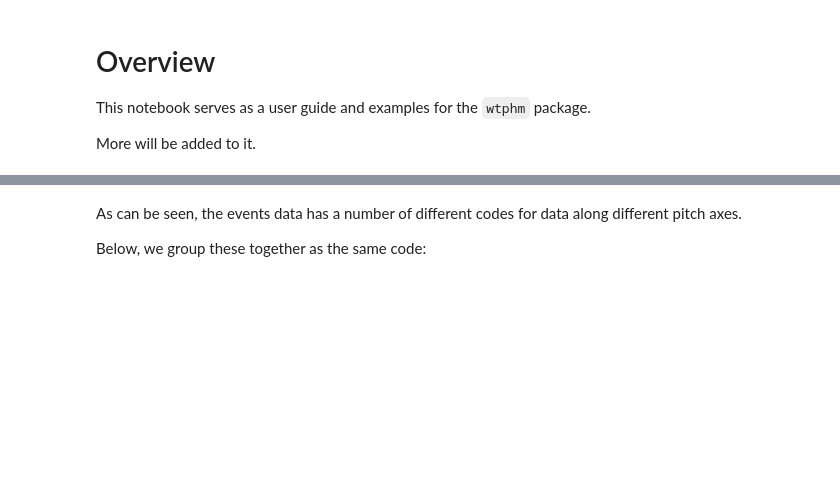
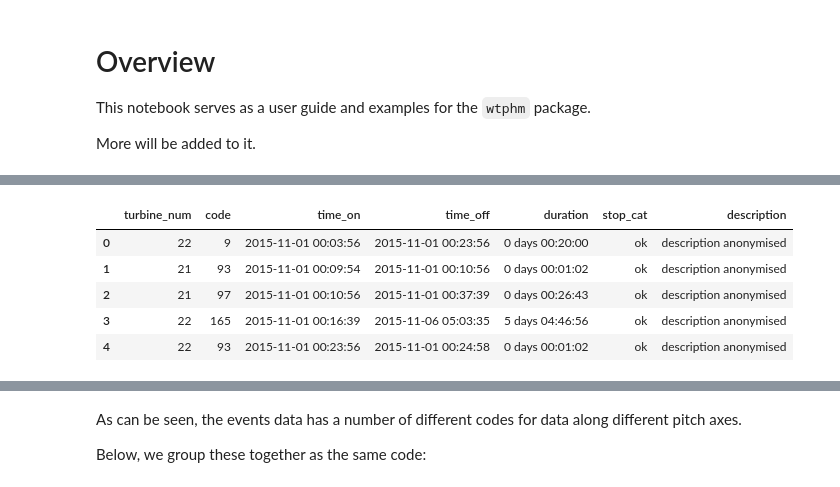
Before and after one commit to lkev/wtphm, a Jupyter notebook: examples/wtphm_readme_examples.ipynb, the cells around one changed output, grey strips where cells are left out. Cells and saved outputs as stored; diff of their text form; code cells hidden in the pictures; blank space fills up the shorter version.

```diff
--- a/examples/wtphm_readme_examples.ipynb
+++ b/examples/wtphm_readme_examples.ipynb
@@ -11,0 +9,20 @@ C:\Users\leahy\Google Drive\UCC\PhD\Code\modules\wtphm
+# %%
+import wtphm
+import pandas as pd
+
+# to fully display the dataframes:
+pd.set_option('display.max_colwidth', 100)
+
+events = pd.read_csv('examples/events_data.csv',
+                     parse_dates=['time_on', 'time_off'])
+events.duration = pd.to_timedelta(events.duration)
+scada  = pd.read_csv('examples/scada_data.csv',
+                     parse_dates=['time'])
+events.head()
+# %% [output]
+|  | turbine_num | code | time_on | time_off | duration | stop_cat | description |
+| 0 | 22 | 9 | 2015-11-01 00:03:56 | 2015-11-01 00:23:56 | 0 days 00:20:00 | ok | description anonymised |
+| 1 | 21 | 93 | 2015-11-01 00:09:54 | 2015-11-01 00:10:56 | 0 days 00:01:02 | ok | description anonymised |
+| 2 | 21 | 97 | 2015-11-01 00:10:56 | 2015-11-01 00:37:39 | 0 days 00:26:43 | ok | description anonymised |
+| 3 | 22 | 165 | 2015-11-01 00:16:39 | 2015-11-06 05:03:35 | 5 days 04:46:56 | ok | description anonymised |
+| 4 | 22 | 93 | 2015-11-01 00:23:56 | 2015-11-01 00:24:58 | 0 days 00:01:02 | ok | description anonymised |
```
Also changed, not shown: parts of 17 cells of this notebook, 2 other files.
